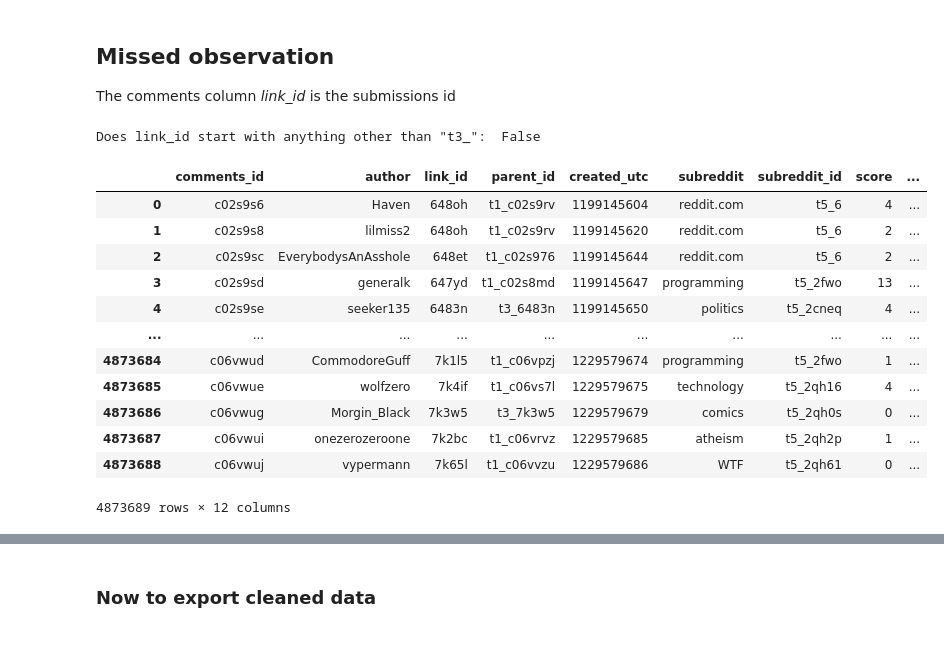
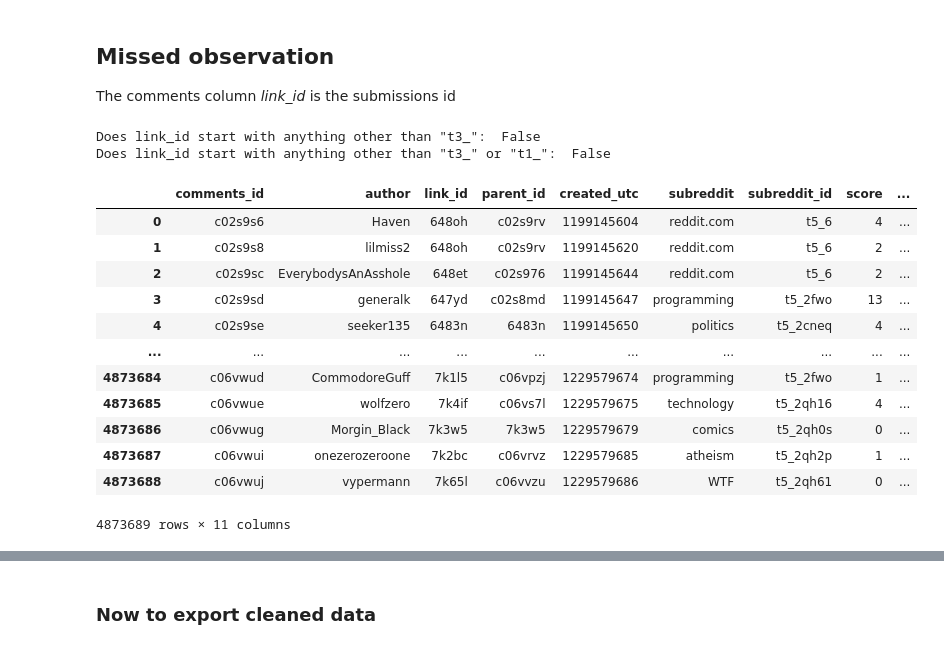
Before and after one commit to milicevicMarko/Reddit2008-Analysis, a Jupyter notebook: Cleaning data.ipynb, the cells around one changed output, grey strips where cells are left out. Cells and saved outputs as stored; diff of their text form; code cells hidden in the pictures.

Commit message:
removed some columns and cleaned parent_id

```diff
--- a/Cleaning data.ipynb
+++ b/Cleaning data.ipynb
@@ -241,7 +240,6 @@ submissions
 # %%
 comments.rename(columns={"id": "comments_id"}, inplace=True)
 comments.reset_index(drop=True, inplace=True)
-comments["id"] = comments.index
 comments
 # %% [output]
 |  | comments_id | author | link_id | parent_id | created_utc | subreddit | subreddit_id | score | ... |
@@ -263,22 +261,25 @@ comments
 The comments column *link_id* is the submissions id
 # %%
 print("Does link_id start with anything other than \"t3_\": ", comments[comments["link_id"].str.startswith('t3_') == False].shape[0] != 0)
+print("Does link_id start with anything other than \"t3_\" or \"t1_\": ", comments[(comments["parent_id"].str.startswith('t3_') == False) & ((comments["parent_id"].str.startswith('t1_') == False))].shape[0] != 0)
 # %% [output]
 Does link_id start with anything other than "t3_":  False
+Does link_id start with anything other than "t3_" or "t1_":  False
 # %%
 comments["link_id"] = comments["link_id"].str.slice(3)
+comments["parent_id"] = comments["parent_id"].str.slice(3)
 comments
 # %% [output]
 |  | comments_id | author | link_id | parent_id | created_utc | subreddit | subreddit_id | score | ... |
-| 0 | c02s9s6 | Haven | 648oh | t1_c02s9rv | 1199145604 | reddit.com | t5_6 | 4 | ... |
-| 1 | c02s9s8 | lilmiss2 | 648oh | t1_c02s9rv | 1199145620 | reddit.com | t5_6 | 2 | ... |
-| 2 | c02s9sc | EverybodysAnAsshole | 648et | t1_c02s976 | 1199145644 | reddit.com | t5_6 | 2 | ... |
-| 3 | c02s9sd | generalk | 647yd | t1_c02s8md | 1199145647 | programming | t5_2fwo | 13 | ... |
-| 4 | c02s9se | seeker135 | 6483n | t3_6483n | 1199145650 | politics | t5_2cneq | 4 | ... |
+| 0 | c02s9s6 | Haven | 648oh | c02s9rv | 1199145604 | reddit.com | t5_6 | 4 | ... |
+| 1 | c02s9s8 | lilmiss2 | 648oh | c02s9rv | 1199145620 | reddit.com | t5_6 | 2 | ... |
+| 2 | c02s9sc | EverybodysAnAsshole | 648et | c02s976 | 1199145644 | reddit.com | t5_6 | 2 | ... |
+| 3 | c02s9sd | generalk | 647yd | c02s8md | 1199145647 | programming | t5_2fwo | 13 | ... |
+| 4 | c02s9se | seeker135 | 6483n | 6483n | 1199145650 | politics | t5_2cneq | 4 | ... |
 | ... | ... | ... | ... | ... | ... | ... | ... | ... | ... |
-| 4873684 | c06vwud | CommodoreGuff | 7k1l5 | t1_c06vpzj | 1229579674 | programming | t5_2fwo | 1 | ... |
-| 4873685 | c06vwue | wolfzero | 7k4if | t1_c06vs7l | 1229579675 | technology | t5_2qh16 | 4 | ... |
-| 4873686 | c06vwug | Morgin_Black | 7k3w5 | t3_7k3w5 | 1229579679 | comics | t5_2qh0s | 0 | ... |
-| 4873687 | c06vwui | onezerozeroone | 7k2bc | t1_c06vrvz | 1229579685 | atheism | t5_2qh2p | 1 | ... |
-| 4873688 | c06vwuj | vypermann | 7k65l | t1_c06vvzu | 1229579686 | WTF | t5_2qh61 | 0 | ... |
+| 4873684 | c06vwud | CommodoreGuff | 7k1l5 | c06vpzj | 1229579674 | programming | t5_2fwo | 1 | ... |
+| 4873685 | c06vwue | wolfzero | 7k4if | c06vs7l | 1229579675 | technology | t5_2qh16 | 4 | ... |
+| 4873686 | c06vwug | Morgin_Black | 7k3w5 | 7k3w5 | 1229579679 | comics | t5_2qh0s | 0 | ... |
+| 4873687 | c06vwui | onezerozeroone | 7k2bc | c06vrvz | 1229579685 | atheism | t5_2qh2p | 1 | ... |
+| 4873688 | c06vwuj | vypermann | 7k65l | c06vvzu | 1229579686 | WTF | t5_2qh61 | 0 | ... |
-4873689 rows × 12 columns
+4873689 rows × 11 columns
```
Also changed, not shown: parts of 7 cells of this notebook.
